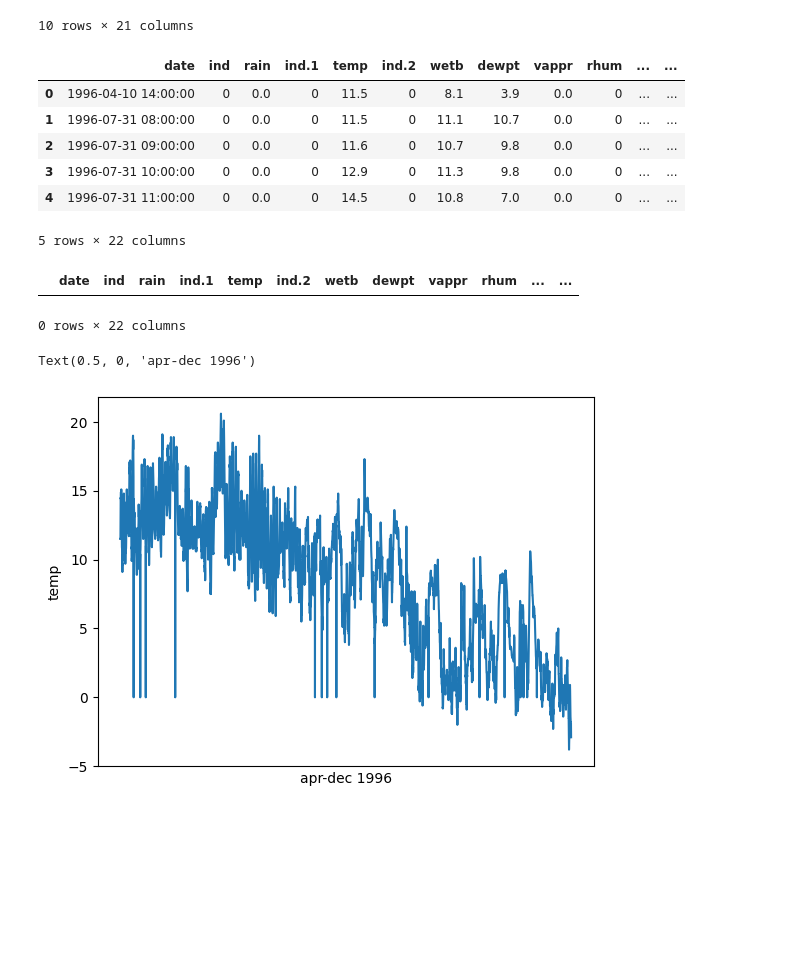
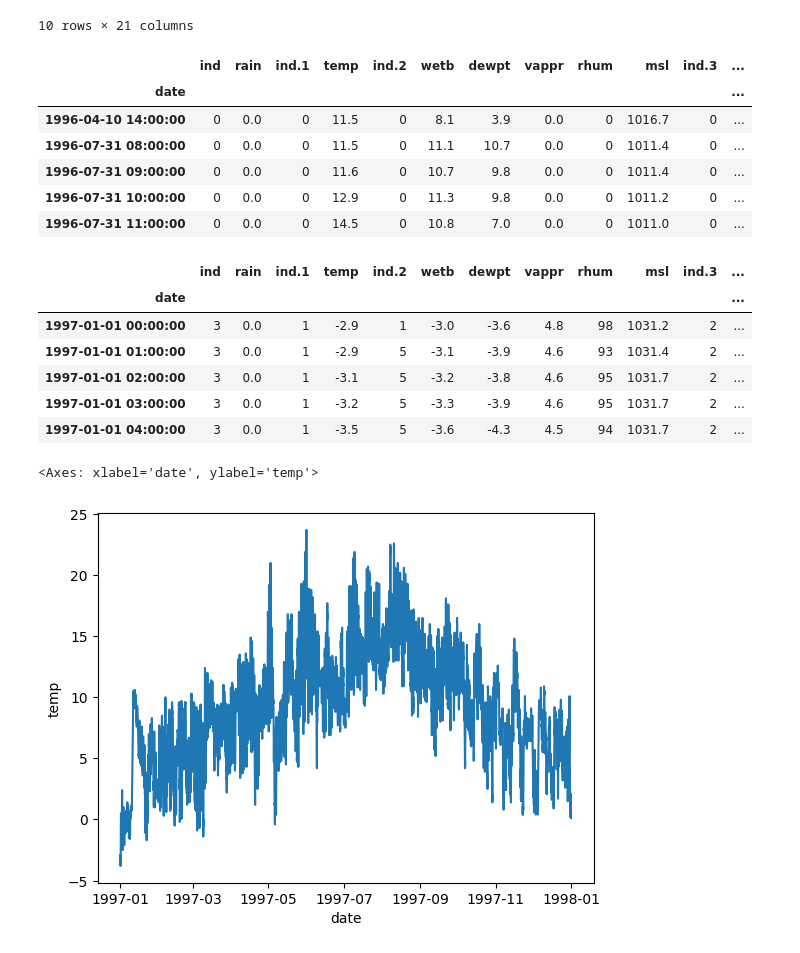
Before and after one commit to irenecelebrin/programming-for-data-analytics, a Jupyter notebook: my-tasks/assignement06-weather.ipynb, the cells around one changed output. Drawn from its saved outputs; the diff is of its cells as text; code cells hidden in the pictures; blank space fills up the shorter version.

```diff
--- a/my-tasks/assignement06-weather.ipynb
+++ b/my-tasks/assignement06-weather.ipynb
@@ -42,35 +42,50 @@ weather.head(10)
 weather['date'] = pd.to_datetime(weather['date'])
 # %%
-weather.set_index('date')
+# set date as index. See: https://pandas.pydata.org/docs/reference/api/pandas.DataFrame.set_index.html
+# This allows to select given series based on time intervals (otherwhise, other methods such as df.str.contains() should be used)
+# See: https://pandas.pydata.org/docs/reference/api/pandas.Series.str.contains.html
+weather.set_index('date', inplace = True)
 
 weather.head(5)
 # %% [output]
-|  | date | ind | rain | ind.1 | temp | ind.2 | wetb | dewpt | vappr | rhum | ... | ... |
-| 0 | 1996-04-10 14:00:00 | 0 | 0.0 | 0 | 11.5 | 0 | 8.1 | 3.9 | 0.0 | 0 | ... | ... |
-| 1 | 1996-07-31 08:00:00 | 0 | 0.0 | 0 | 11.5 | 0 | 11.1 | 10.7 | 0.0 | 0 | ... | ... |
-| 2 | 1996-07-31 09:00:00 | 0 | 0.0 | 0 | 11.6 | 0 | 10.7 | 9.8 | 0.0 | 0 | ... | ... |
-| 3 | 1996-07-31 10:00:00 | 0 | 0.0 | 0 | 12.9 | 0 | 11.3 | 9.8 | 0.0 | 0 | ... | ... |
-| 4 | 1996-07-31 11:00:00 | 0 | 0.0 | 0 | 14.5 | 0 | 10.8 | 7.0 | 0.0 | 0 | ... | ... |
+|  | ind | rain | ind.1 | temp | ind.2 | wetb | dewpt | vappr | rhum | msl | ind.3 | ... |
+| date |  |  |  |  |  |  |  |  |  |  |  | ... |
+| 1996-04-10 14:00:00 | 0 | 0.0 | 0 | 11.5 | 0 | 8.1 | 3.9 | 0.0 | 0 | 1016.7 | 0 | ... |
+| 1996-07-31 08:00:00 | 0 | 0.0 | 0 | 11.5 | 0 | 11.1 | 10.7 | 0.0 | 0 | 1011.4 | 0 | ... |
+| 1996-07-31 09:00:00 | 0 | 0.0 | 0 | 11.6 | 0 | 10.7 | 9.8 | 0.0 | 0 | 1011.4 | 0 | ... |
+| 1996-07-31 10:00:00 | 0 | 0.0 | 0 | 12.9 | 0 | 11.3 | 9.8 | 0.0 | 0 | 1011.2 | 0 | ... |
+| 1996-07-31 11:00:00 | 0 | 0.0 | 0 | 14.5 | 0 | 10.8 | 7.0 | 0.0 | 0 | 1011.0 | 0 | ... |
-5 rows × 22 columns
+# %%
+# Clean up data. Remove incomplete data on 1996 (one day in April, and then July-Dec)
+new_start = '1997-01-01 00:00:00'
+weather = weather.loc[new_start:]
+
+weather.head(5)
+# %% [output]
+|  | ind | rain | ind.1 | temp | ind.2 | wetb | dewpt | vappr | rhum | msl | ind.3 | ... |
+| date |  |  |  |  |  |  |  |  |  |  |  | ... |
+| 1997-01-01 00:00:00 | 3 | 0.0 | 1 | -2.9 | 1 | -3.0 | -3.6 | 4.8 | 98 | 1031.2 | 2 | ... |
+| 1997-01-01 01:00:00 | 3 | 0.0 | 1 | -2.9 | 5 | -3.1 | -3.9 | 4.6 | 93 | 1031.4 | 2 | ... |
+| 1997-01-01 02:00:00 | 3 | 0.0 | 1 | -3.1 | 5 | -3.2 | -3.8 | 4.6 | 95 | 1031.7 | 2 | ... |
+| 1997-01-01 03:00:00 | 3 | 0.0 | 1 | -3.2 | 5 | -3.3 | -3.9 | 4.6 | 95 | 1031.7 | 2 | ... |
+| 1997-01-01 04:00:00 | 3 | 0.0 | 1 | -3.5 | 5 | -3.6 | -4.3 | 4.5 | 94 | 1031.7 | 2 | ... |
 # %%
-# select only data from 1996. https://pandas.pydata.org/docs/reference/api/pandas.Series.str.contains.html
-start = "1996-04-10 14:00:00"
-end = "1996-12-31 23:00:00"
-weather_1996 = weather.loc[start:end]
+# select only data from 1997, because the codespace is not able to handle the full dataset.
+# See: https://pandas.pydata.org/pandas-docs/stable/reference/api/pandas.DataFrame.loc.html
+start = "1997-01-01 00:00:00"
+end = "1997-12-31 23:00:00"
+weather_1997 = weather.loc[start:end]
 
-weather_1996
+# Show data
+# weather_1997
-# %% [output]
-|  | date | ind | rain | ind.1 | temp | ind.2 | wetb | dewpt | vappr | rhum | ... | ... |
-0 rows × 22 columns
 # %%
-# plot temperature. See: https://seaborn.pydata.org/generated/seaborn.lineplot.html
-
+# plot temperature in 1997. See: https://seaborn.pydata.org/generated/seaborn.lineplot.html
 fig, ax = plt.subplots()
-sns.lineplot(data=weather_1996, x = 'date', y = 'temp')
-ax.set_xticks([])
-ax.set_xlabel("apr-dec 1996")
+sns.lineplot(data=weather_1997, x = 'date', y = 'temp')
+#ax.set_xticks([])
+#ax.set_xlabel("apr-dec 1997")
 # %% [output]
-Text(0.5, 0, 'apr-dec 1996')
+<Axes: xlabel='date', ylabel='temp'>
-[figure, old version]
+[figure, new version]
 # %%
 # Resampling to get daily mean temperatures
```
Also changed, not shown: parts of 8 cells of this notebook.
